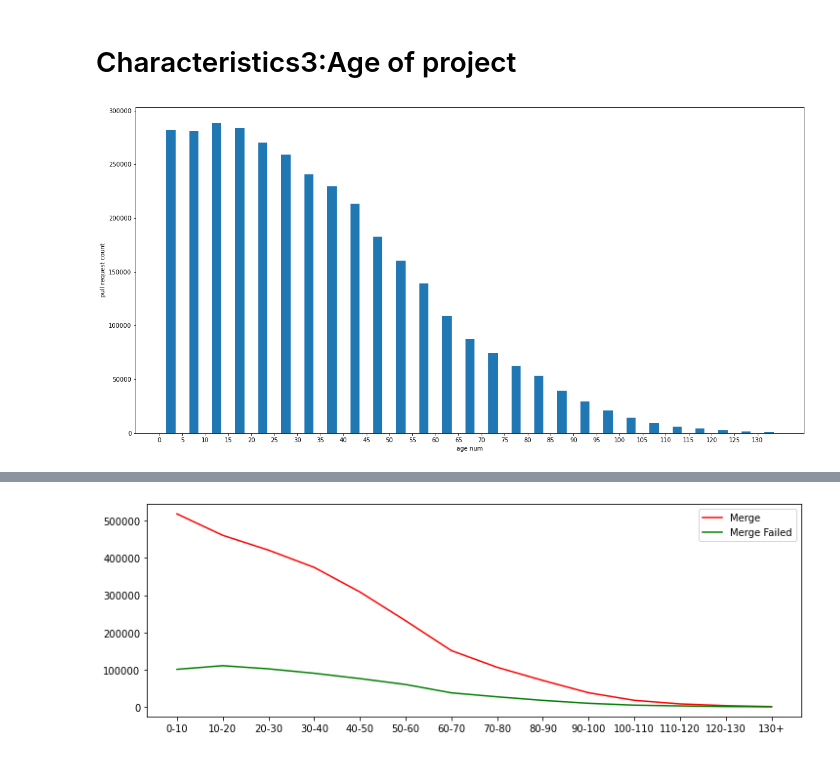
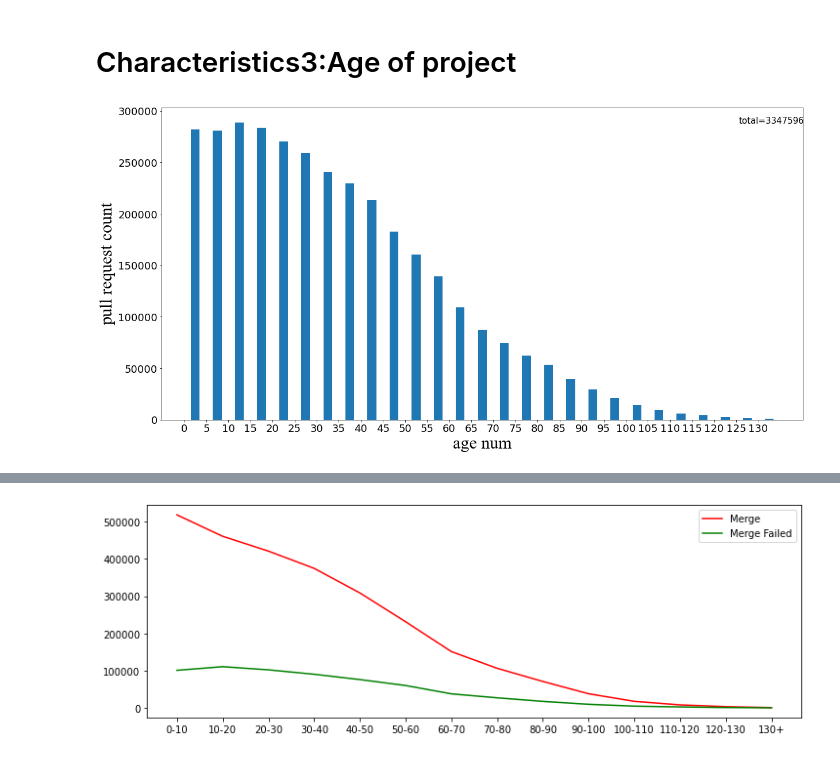
Before and after one commit to vitaminvaf/MSc-Project, a Jupyter notebook: Source code/Data analysis.ipynb, the cells around one changed output, grey strips where cells are left out. Saved outputs shown, nothing was run; the diff lists cells and outputs as text; code cells hidden in the pictures.

```diff
--- a/Source code/Data analysis.ipynb
+++ b/Source code/Data analysis.ipynb
@@ -76,12 +76,21 @@ def picturehist(x,
                 rwidth=0.8,
                 xlabel=None,
                 ylabel=None,
-                figname=None):
+                figname=None,
+                labelsize=10,
+                total=None):
     plt.figure(figsize=(20, 10))
     plt.hist(x, bins=binvalue, histtype='bar', rwidth=0.4)
     plt.xticks(range(minvalue, maxvalue)[::distance])
-    plt.xlabel(xlabel)
-    plt.ylabel(ylabel)
+    font2 = {
+        'family': 'Times New Roman',
+        'weight': 'normal',
+        'size': 30,
+    }
+    plt.xlabel(xlabel, font2)
+    plt.ylabel(ylabel, font2)
+    plt.tick_params(labelsize=labelsize)
+    plt.annotate(text='total=' + str(total),xy=(0.9,0.95),textcoords='axes fraction',fontsize=14)
     plt.savefig(figname)
     plt.show()
 
@@ -758,9 +785,9 @@ picture_sameX_plot(fork_Merged,fork_Merge_Failed,fork_name)
 # %%
 age_num = age['project_age'].values.tolist()
 bin=int((max(age_num)-min(age_num))/5)
-picturehist(age_num,min(age_num),max(age_num),5,bin,0.4,'age num','pull request count','age of project')
+picturehist(age_num,min(age_num),max(age_num),5,bin,0.4,'age num','pull request count','age of project',labelsize=18,total=len(age_num))
 # %% [output]
-[figure, old version]
+[figure, new version]
 # %%
 age_Merged=age_num_merge_or_not.iloc[0][0:14].values.tolist()
 age_Merge_Failed=age_num_merge_or_not.iloc[1][0:14].values.tolist()
```
Also changed, not shown: parts of 14 cells of this notebook.
